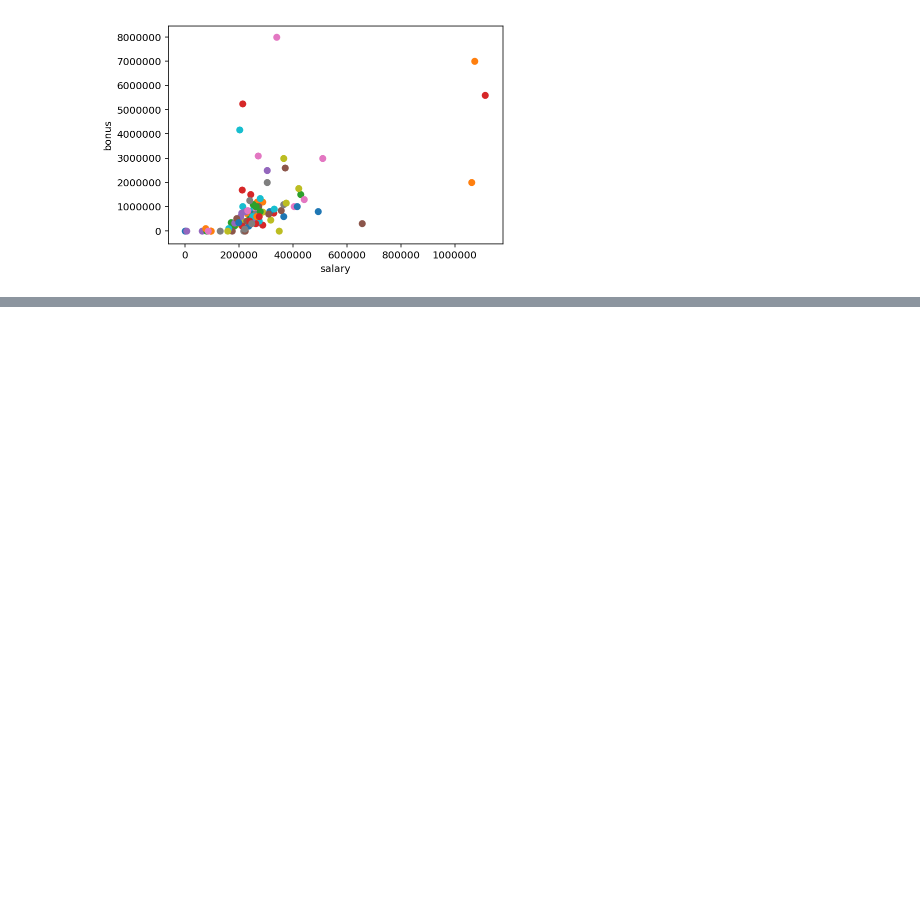
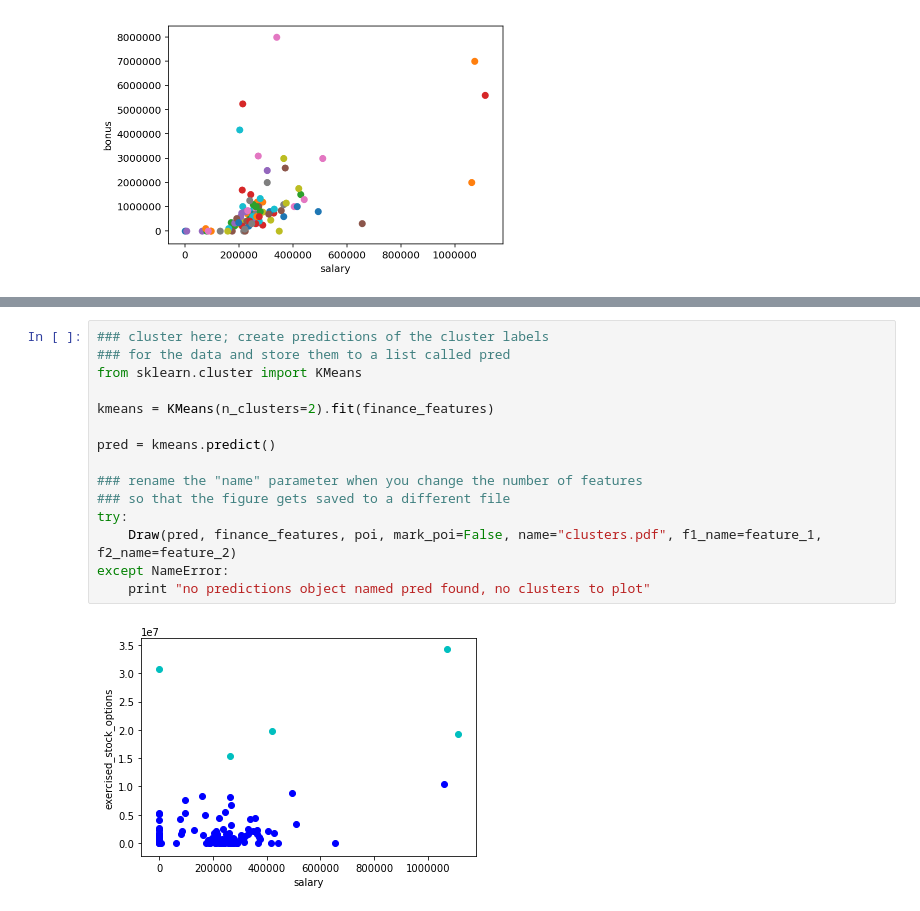
Before and after one commit to jdzyh/DataAnalysis, a Jupyter notebook: Lessons/III.MachineLearning/Explore-Enron-Dataset.ipynb, the cells around one changed output, grey strips where cells are left out. Saved outputs shown, nothing was run; the diff lists cells and outputs as text; blank space fills up the shorter version.

```diff
--- a/Lessons/III.MachineLearning/Explore-Enron-Dataset.ipynb
+++ b/Lessons/III.MachineLearning/Explore-Enron-Dataset.ipynb
@@ -505,0 +571,17 @@ matplotlib.pyplot.show()
+# %%
+### cluster here; create predictions of the cluster labels
+### for the data and store them to a list called pred
+from sklearn.cluster import KMeans
+
+kmeans = KMeans(n_clusters=2).fit(finance_features)
+
+pred = kmeans.predict()
+
+### rename the "name" parameter when you change the number of features
+### so that the figure gets saved to a different file
+try:
+    Draw(pred, finance_features, poi, mark_poi=False, name="clusters.pdf", f1_name=feature_1, f2_name=feature_2)
+except NameError:
+    print "no predictions object named pred found, no clusters to plot"
+# %% [output]
+[figure, added]
```
Also changed, not shown: parts of 27 cells of this notebook, 16 other files.
